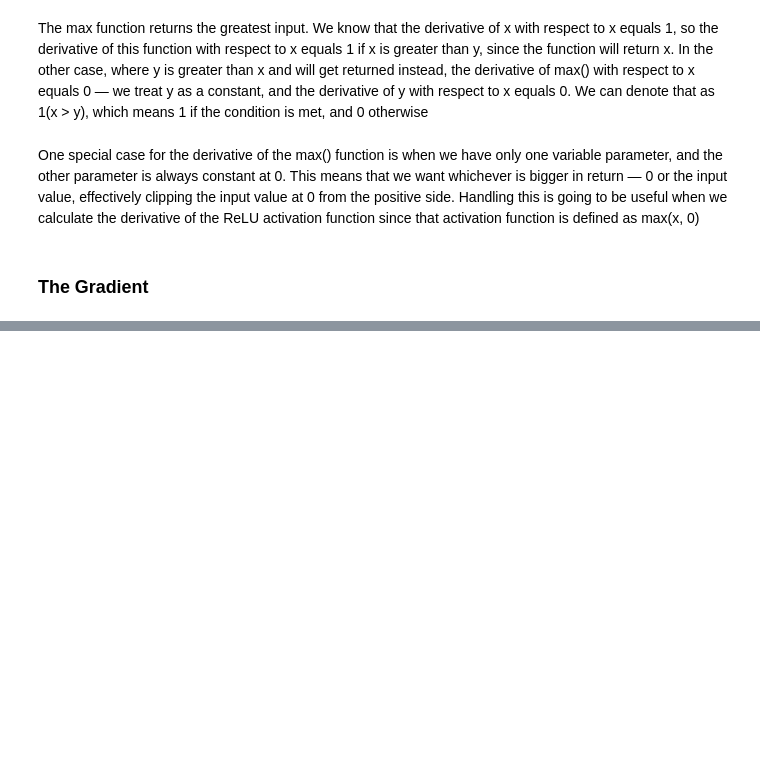
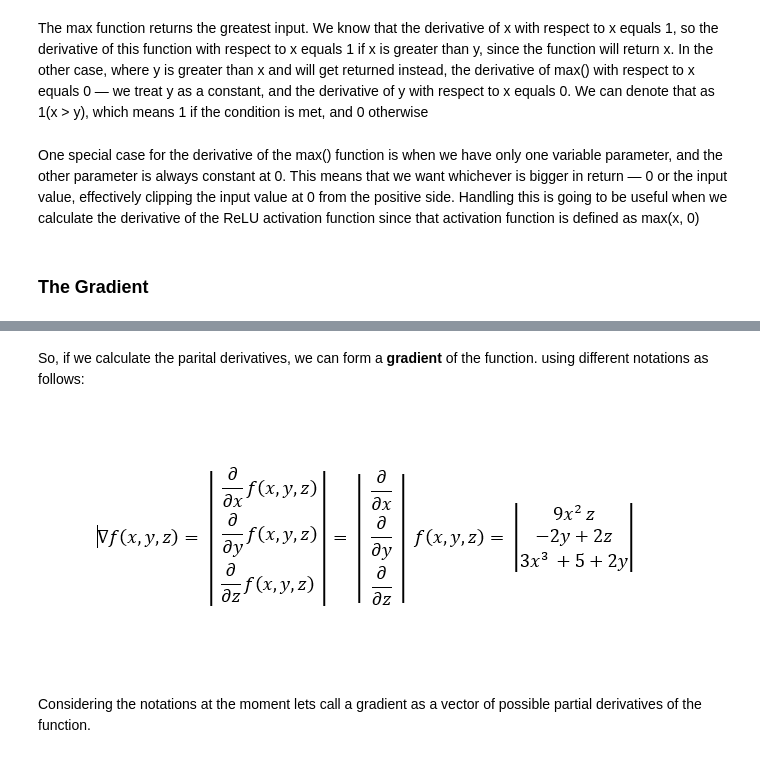
Before and after one commit to charu11/Neural-Networks-from-Scratch, a Jupyter notebook: Neural_networks_from_scratch.ipynb, the cells around one changed output, grey strips where cells are left out. Drawn from its saved outputs; the diff is of its cells as text; code cells hidden in the pictures; blank space fills up the shorter version.

```diff
--- a/Neural_networks_from_scratch.ipynb
+++ b/Neural_networks_from_scratch.ipynb
@@ -1382,0 +1388,8 @@ partial derivatives of a function, calculated with respect to each input variabl
+# %% [markdown]
+So, if we calculate the parital derivatives, we can form  a **gradient** of the function. using different notations as follows:
+# %%
+Image('/content/drive/MyDrive/Neural Networks from Scratch/ch08_07.PNG')
+# %% [output]
+[figure, added]
+# %% [markdown]
+Considering the notations at the moment lets call a gradient as a vector of possible partial derivatives of the function.
```
Also changed, not shown: parts of 2 cells of this notebook.
